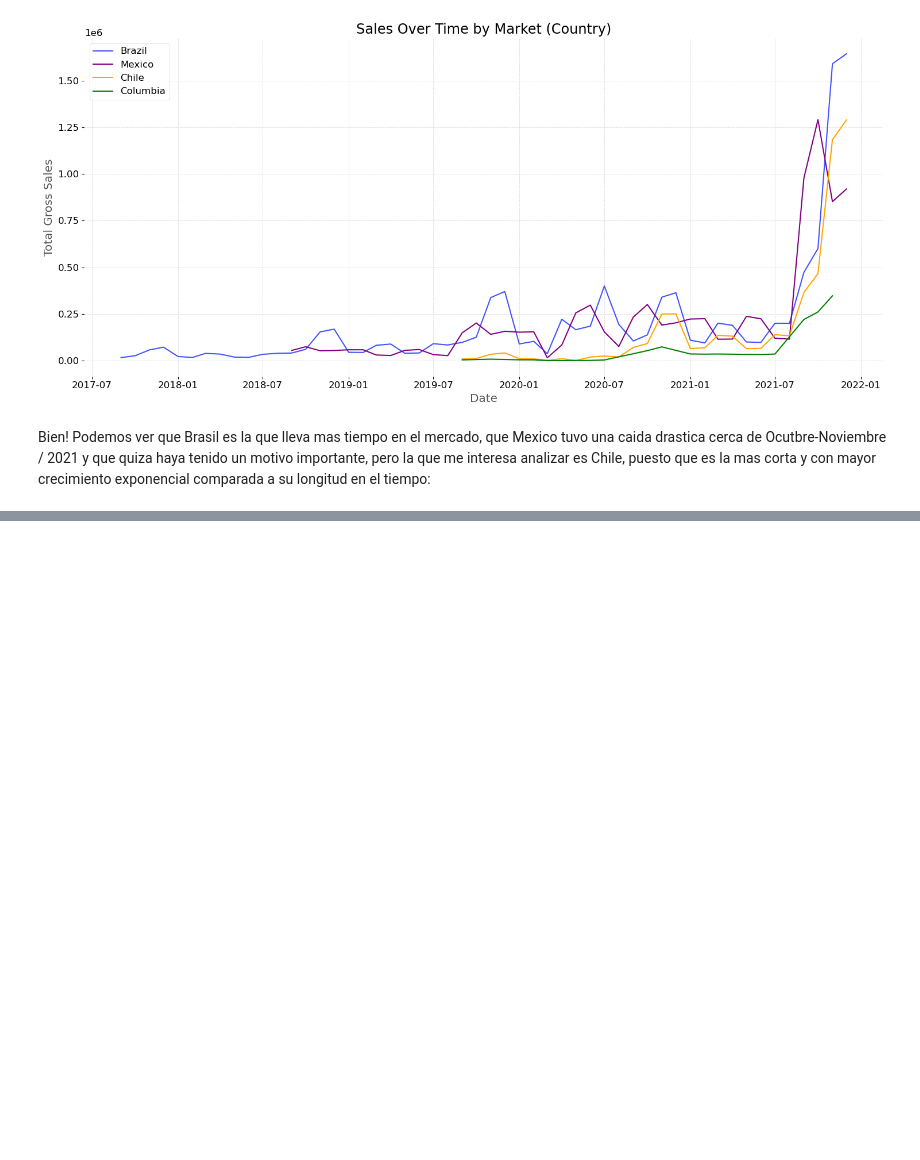
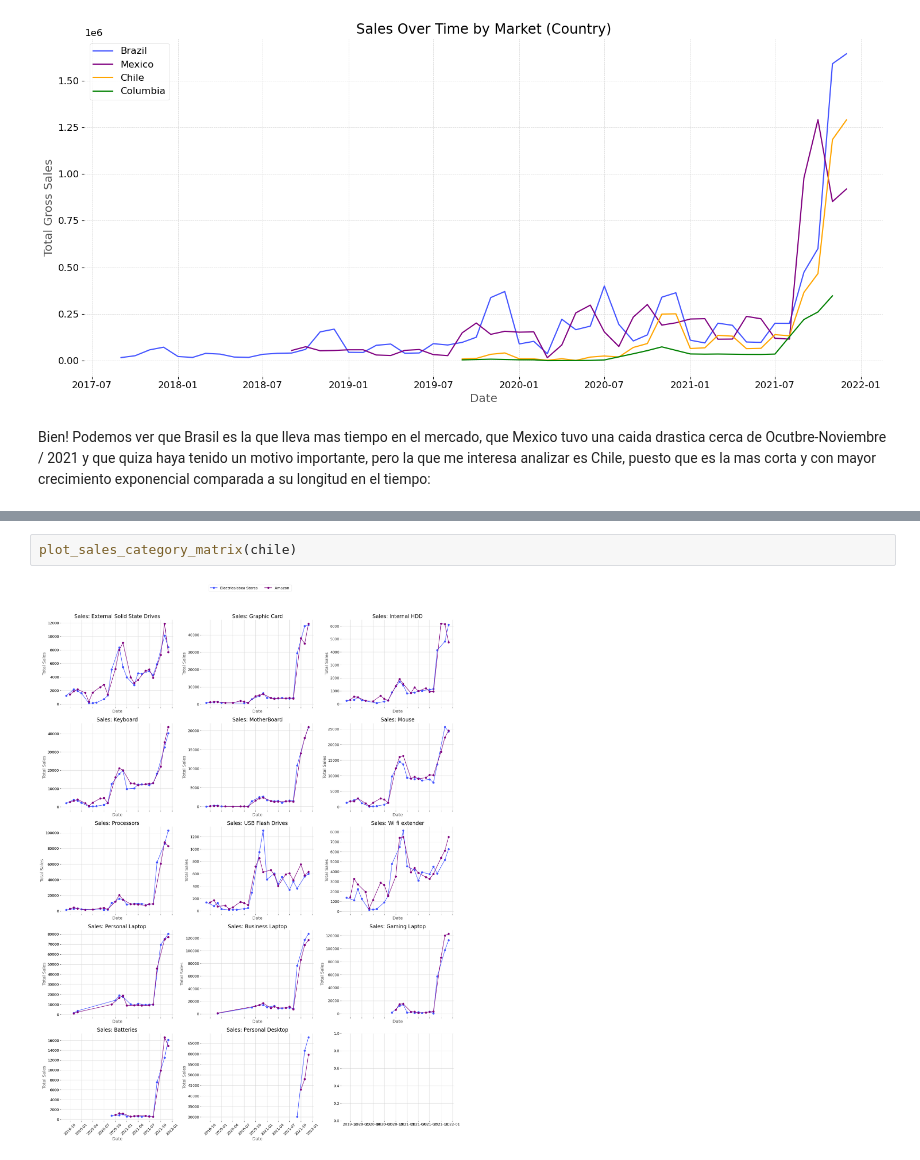
Before and after one commit to Daniboycg/Atliq_Database_Time-Series, a Jupyter notebook: src/notebooks/Summary.ipynb, the cells around one changed output, grey strips where cells are left out. Drawn from its saved outputs; the diff is of its cells as text; blank space fills up the shorter version.

```diff
--- a/src/notebooks/Summary.ipynb
+++ b/src/notebooks/Summary.ipynb
@@ -37,0 +47,4 @@ Bien! Podemos ver que Brasil es la que lleva mas tiempo en el mercado, que Mexic
+# %%
+plot_sales_category_matrix(chile)
+# %% [output]
+[figure, added]
```
Also changed, not shown: parts of 4 cells of this notebook.
